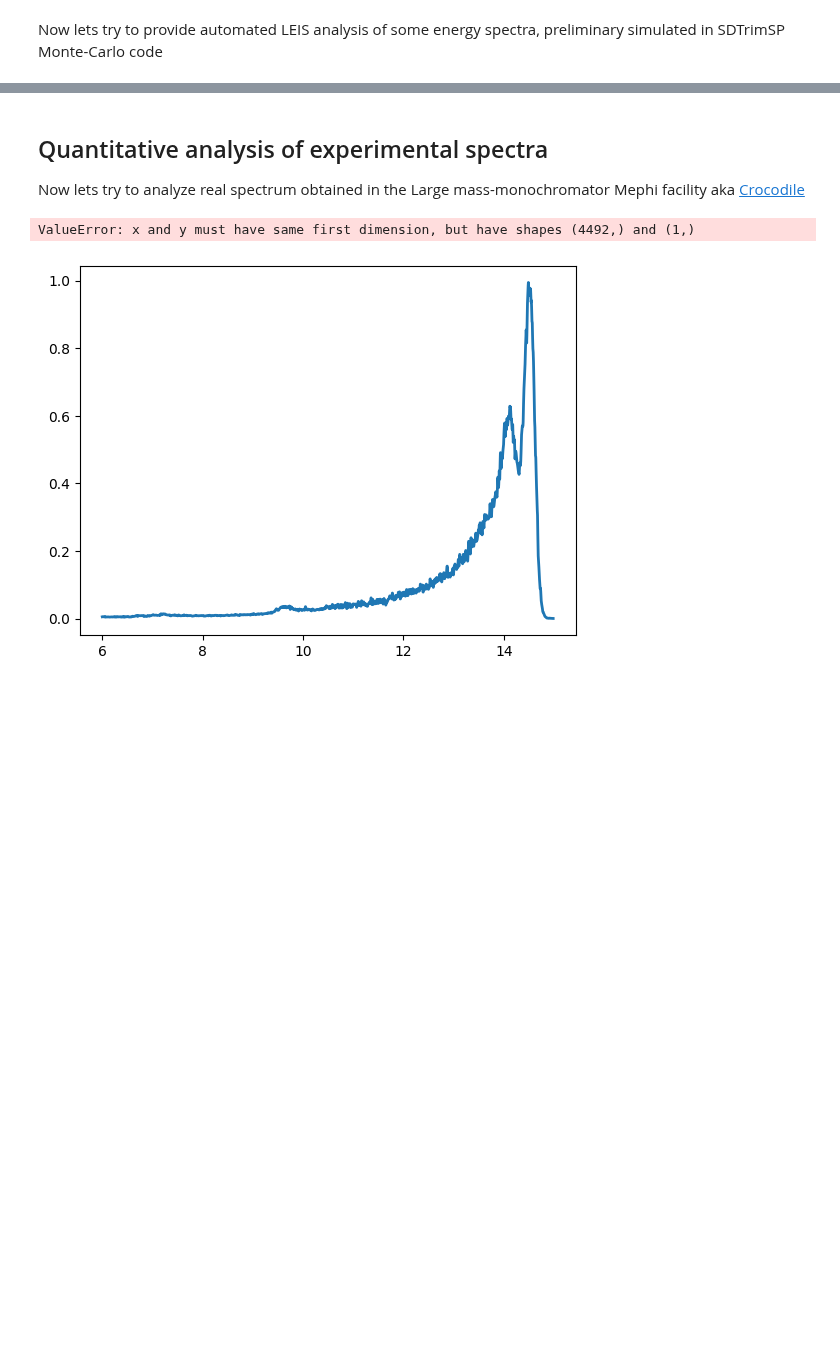
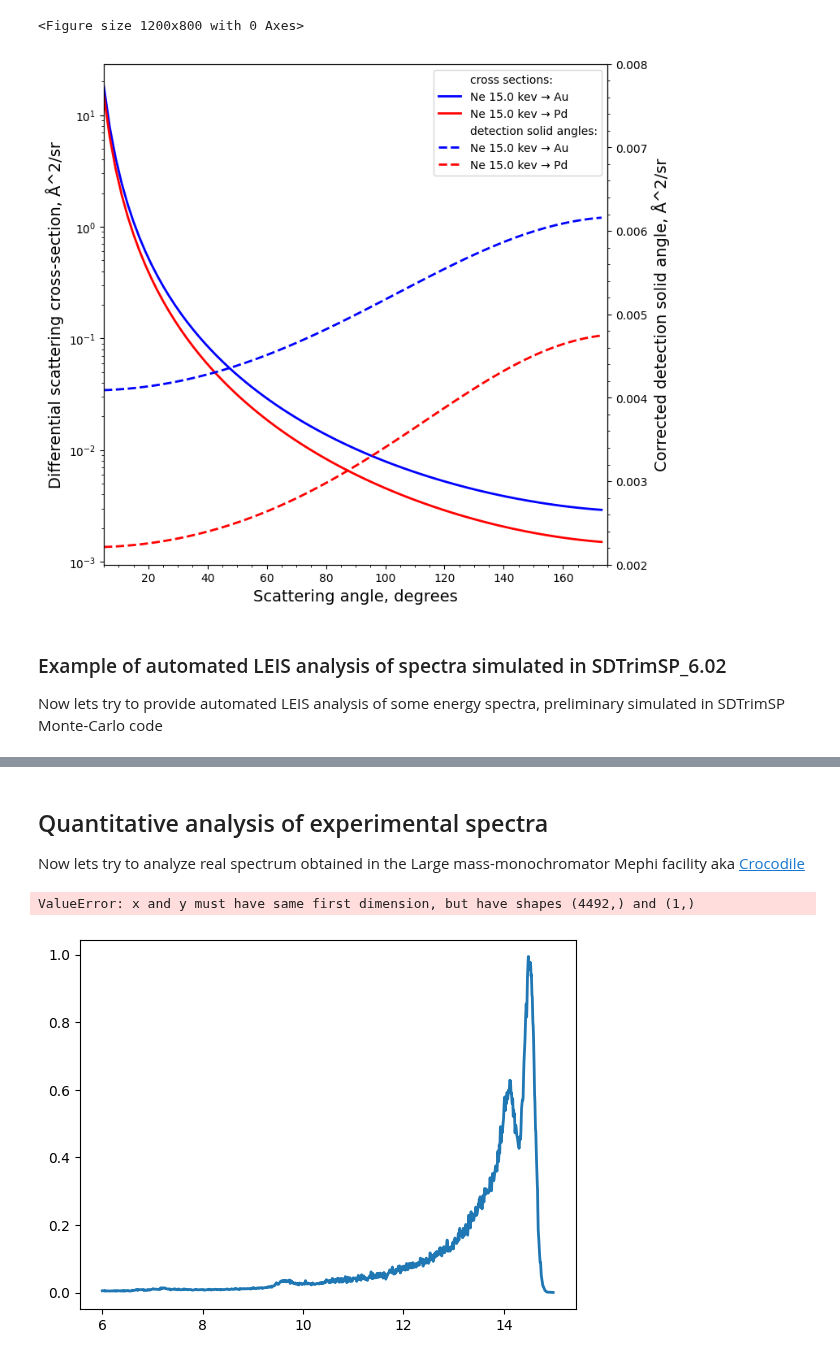
Before and after one commit to mauveferret/SpecRec, a Jupyter notebook: main_example.ipynb, the cells around one changed output, grey strips where cells are left out. Cells and saved outputs as stored; diff of their text form; code cells hidden in the pictures; blank space fills up the shorter version.

```diff
--- a/main_example.ipynb
+++ b/main_example.ipynb
@@ -65,2 +150,59 @@ No solution
+# %%
+import numpy as np
+import matplotlib.pyplot as plt
+incidentElement = "Ne"
+E0 = 15000 # eV
+targetElement1 = "Au"
+targetElement2 = "Pd"
+dE = 2 # eV
+angles = range(5, 175, 2)
+
+cross_sections1 = np.zeros(len(angles))
+cross_sections2 = np.zeros(len(angles))
+
+for angle in angles:
+    cross_sections1[angles.index(angle)] = leis.get_cross_section(incidentElement, E0,angle,2, targetElement1)
+    cross_sections2[angles.index(angle)] = leis.get_cross_section(incidentElement, E0,angle,2, targetElement2)
+
+plt.figure(figsize=(12, 8))
+fig, ax1 = plt.subplots(figsize=(8, 8))
+ax2 = ax1.twinx()
+
+ax1.plot([], [], ' ', label="cross sections:")
+
+ax1.plot(angles, cross_sections1, '-', linewidth=2, color = 'blue', label=f'{incidentElement} {E0/1000:.1f} kev → {targetElement1}')
+ax1.plot(angles, cross_sections2, '-', linewidth=2, color = 'red', label=f'{incidentElement} {E0/1000:.1f} kev → {targetElement2}')
+# Calculate dBeta for each angle
+dBeta1 = np.zeros(len(angles))
+dBeta2 = np.zeros(len(angles))
+
+for angle in angles:
+    dBeta1[angles.index(angle)] = leis.get_dSigma( E0, angle, leis.get_mass_by_element(targetElement1)/leis.get_mass_by_element(incidentElement), dE)
+    dBeta2[angles.index(angle)] = leis.get_dSigma( E0, angle, leis.get_mass_by_element(targetElement2)/leis.get_mass_by_element(incidentElement), dE)
+
+ax2.plot([], [], ' ', label="detection solid angles:")
+ax2.plot(angles, dBeta1, '--', linewidth=2, color='blue', label=f'{incidentElement} {E0/1000:.1f} kev → {targetElement1}')
+ax2.plot(angles, dBeta2, '--', linewidth=2, color='red', label=f'{incidentElement} {E0/1000:.1f} kev → {targetElement2}')
+plt.xlim(5, 175)
+ax1.set_yscale('log')
+ax2.set_ylim(0.002, 0.008)
+ax2.set_yscale('linear')
+ax1.set_ylabel('Differential scattering cross-section, Å^2/sr', fontsize=14)
+ax2.set_ylabel('Corrected detection solid angle, Å^2/sr', fontsize=14)
+ax1.set_xlabel('Scattering angle, degrees', fontsize=14)
+plt.minorticks_on()
+# Add legends for both axes
+lines, labels = ax1.get_legend_handles_labels()
+lines2, labels2 = ax2.get_legend_handles_labels()
+# Combine legends
+lines_combined = lines + lines2
+labels_combined = labels + labels2
+ax1.legend(lines_combined, labels_combined, loc='upper right')
+plt.show()
+# %% [output]
+<Figure size 1200x800 with 0 Axes>
+[figure, added]
 # %% [markdown]
+### Example of automated LEIS analysis of spectra simulated in SDTrimSP_6.02
+
 Now lets try to provide automated LEIS analysis of some energy spectra, preliminary simulated in SDTrimSP Monte-Carlo code
```
Also changed, not shown: parts of 10 cells of this notebook.
